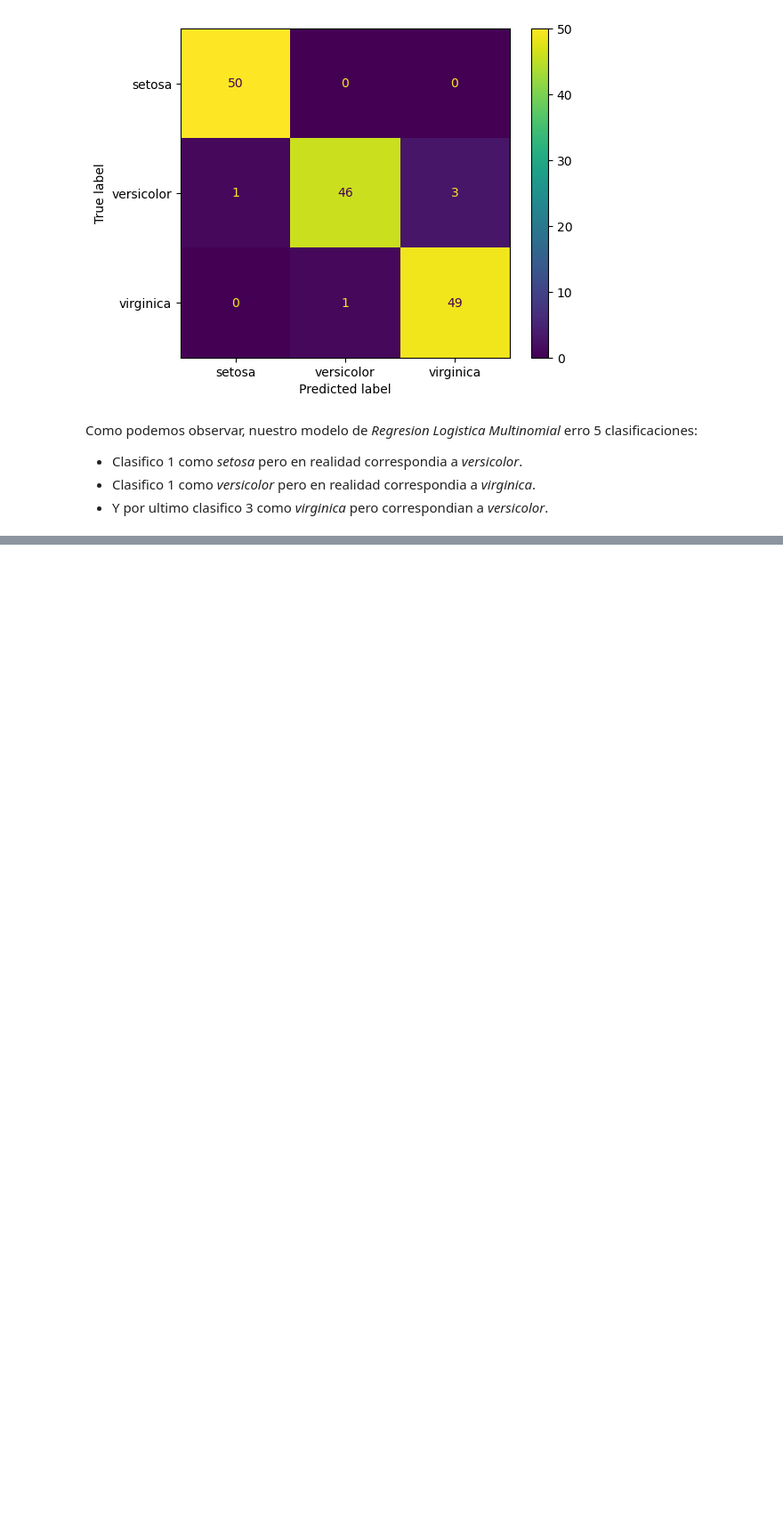
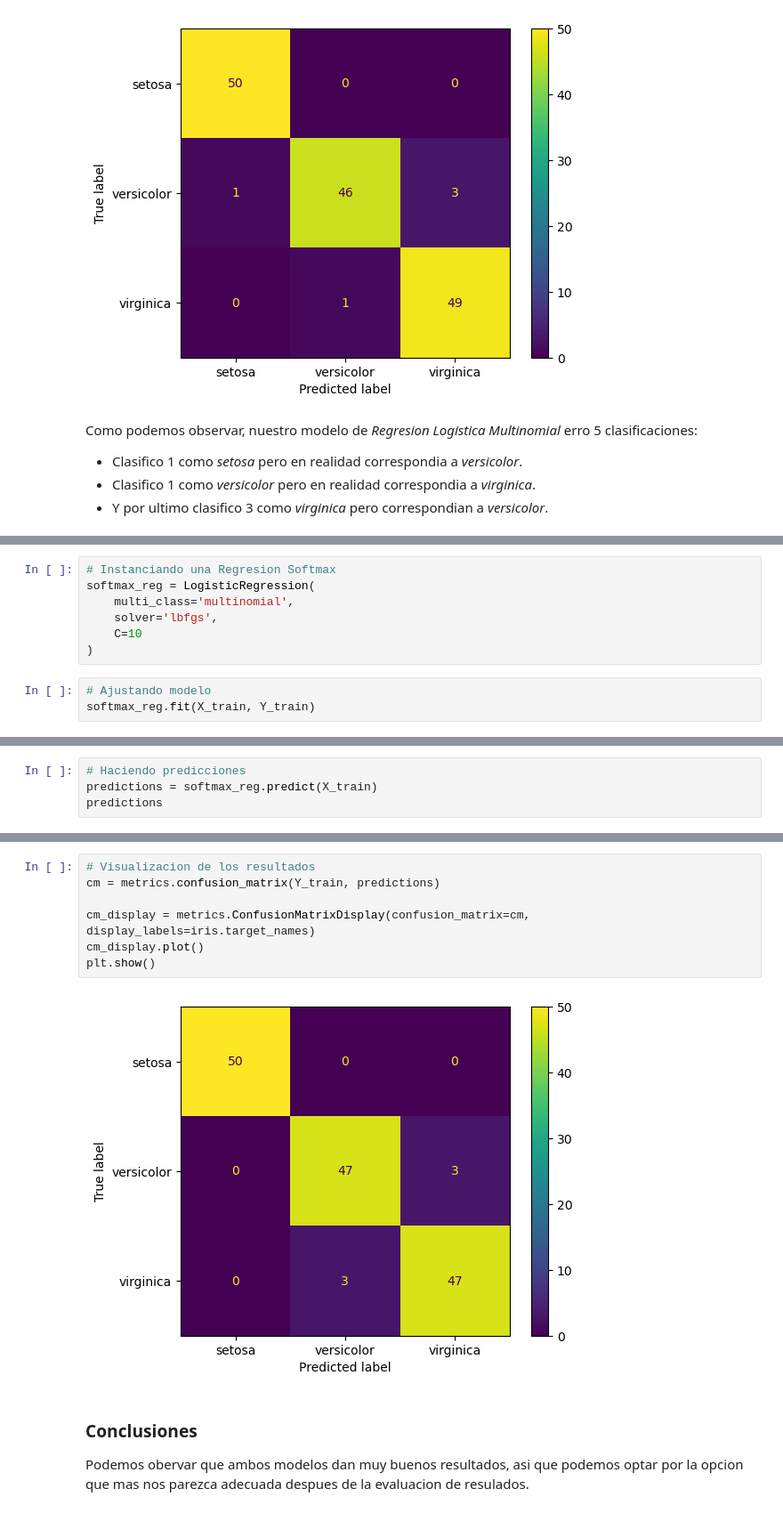
Before and after one commit to JeanGC970520/caipc, a Jupyter notebook: my_learning/logistics_regresion/multinomial.ipynb, the cells around one changed output, grey strips where cells are left out. Shown at 89% size. Drawn from its saved outputs; the diff is of its cells as text; blank space fills up the shorter version.

Commit message:
Adding training part and implement the model with Scikit-learn

```diff
--- a/my_learning/logistics_regresion/multinomial.ipynb
+++ b/my_learning/logistics_regresion/multinomial.ipynb
@@ -174,0 +204,10 @@ Donde:
+# %%
+# Instanciando una Regresion Softmax
+softmax_reg = LogisticRegression(
+    multi_class='multinomial',
+    solver='lbfgs',
+    C=10
+)
+# %%
+# Ajustando modelo
+softmax_reg.fit(X_train, Y_train)
@@ -174,0 +232,4 @@ Donde:
+# %%
+# Haciendo predicciones
+predictions = softmax_reg.predict(X_train)
+predictions
@@ -174,0 +246,12 @@ Donde:
+# %%
+# Visualizacion de los resultados
+cm = metrics.confusion_matrix(Y_train, predictions)
+
+cm_display = metrics.ConfusionMatrixDisplay(confusion_matrix=cm, display_labels=iris.target_names)
+cm_display.plot()
+plt.show()
+# %% [output]
+[figure, added]
+# %% [markdown]
+### Conclusiones
+Podemos obervar que ambos modelos dan muy buenos resultados, asi que podemos optar por la opcion que mas nos parezca adecuada despues de la evaluacion de resulados.
```
Also changed, not shown: parts of 6 cells of this notebook.
